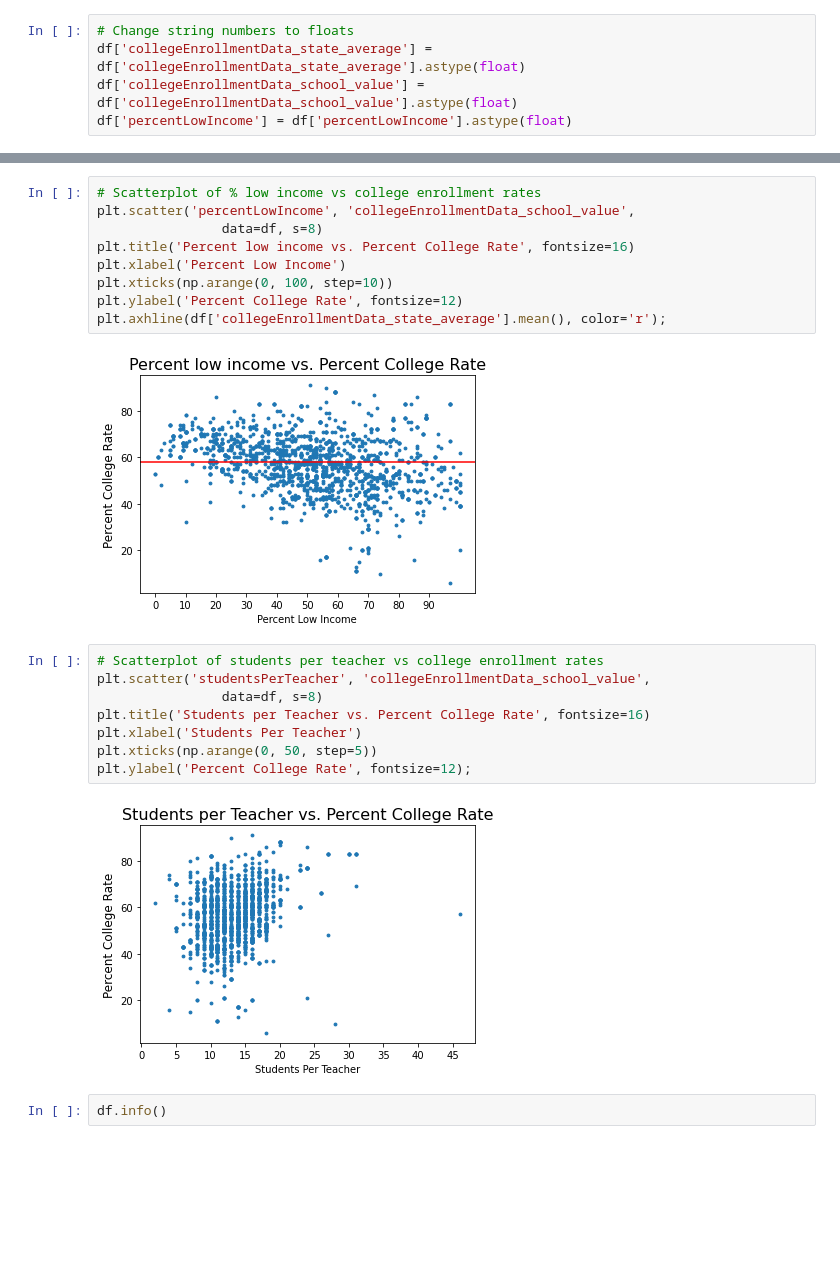
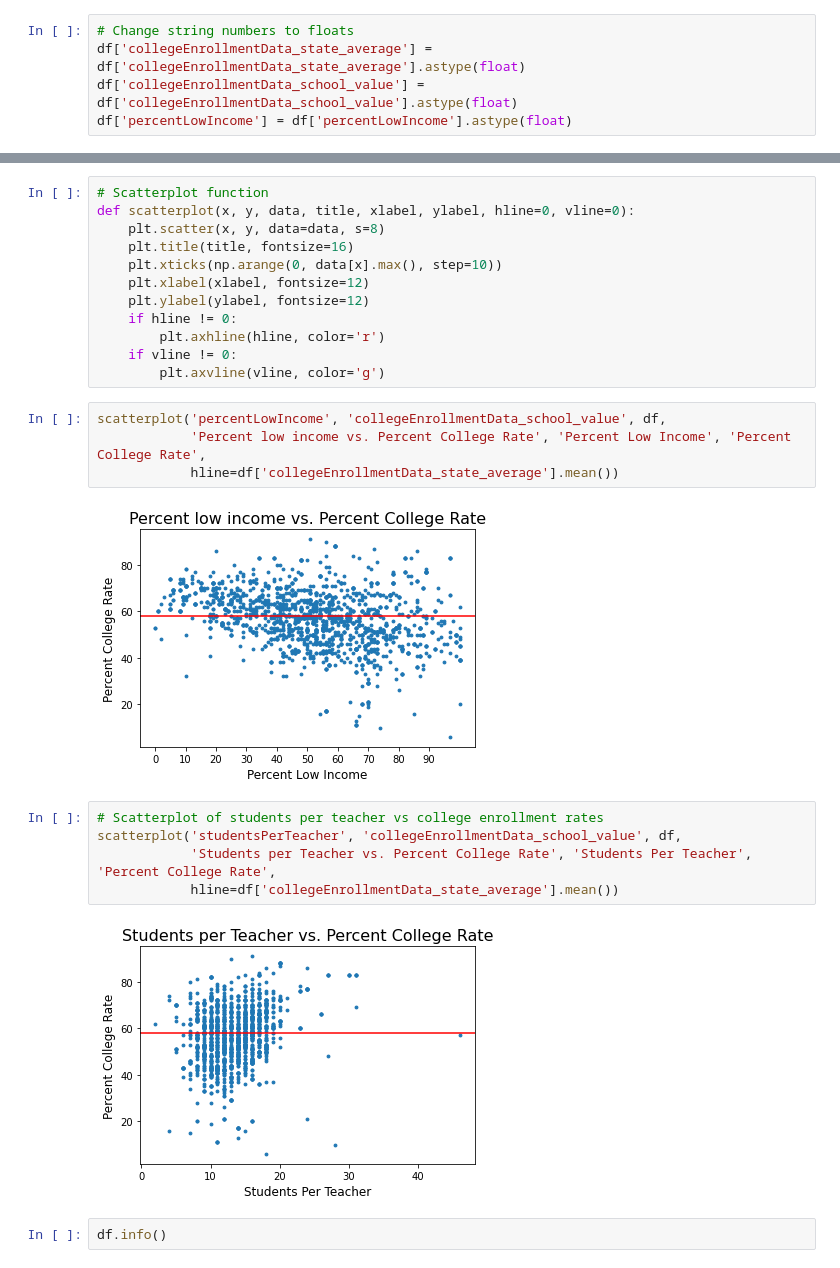
Before and after one commit to MLondon1027/Great-Schools-Ratings, a Jupyter notebook: Capstone_1_EDA.ipynb, the cells around one changed output, grey strips where cells are left out. Drawn from its saved outputs; the diff is of its cells as text; blank space fills up the shorter version.

Commit message:
New graphs

```diff
--- a/Capstone_1_EDA.ipynb
+++ b/Capstone_1_EDA.ipynb
@@ -19,24 +32,28 @@ df['percentLowIncome'] = df['percentLowIncome'].astype(float)
+# %%
+# Scatterplot function
+def scatterplot(x, y, data, title, xlabel, ylabel, hline=0, vline=0):
+    plt.scatter(x, y, data=data, s=8)
+    plt.title(title, fontsize=16)
+    plt.xticks(np.arange(0, data[x].max(), step=10))
+    plt.xlabel(xlabel, fontsize=12)
+    plt.ylabel(ylabel, fontsize=12)
+    if hline != 0:
+        plt.axhline(hline, color='r')
+    if vline != 0:
+        plt.axvline(vline, color='g')
 # %%
-# Scatterplot of % low income vs college enrollment rates
-plt.scatter('percentLowIncome', 'collegeEnrollmentData_school_value',
-                data=df, s=8)
-plt.title('Percent low income vs. Percent College Rate', fontsize=16)
-plt.xlabel('Percent Low Income')
-plt.xticks(np.arange(0, 100, step=10))
-plt.ylabel('Percent College Rate', fontsize=12)
-plt.axhline(df['collegeEnrollmentData_state_average'].mean(), color='r');
+scatterplot('percentLowIncome', 'collegeEnrollmentData_school_value', df,
+            'Percent low income vs. Percent College Rate', 'Percent Low Income', 'Percent College Rate',
+            hline=df['collegeEnrollmentData_state_average'].mean())
 # %% [output]
-[figure, old version]
+[figure, new version]
 # %%
 # Scatterplot of students per teacher vs college enrollment rates
-plt.scatter('studentsPerTeacher', 'collegeEnrollmentData_school_value',
-                data=df, s=8)
-plt.title('Students per Teacher vs. Percent College Rate', fontsize=16)
-plt.xlabel('Students Per Teacher')
-plt.xticks(np.arange(0, 50, step=5))
-plt.ylabel('Percent College Rate', fontsize=12);
+scatterplot('studentsPerTeacher', 'collegeEnrollmentData_school_value', df,
+            'Students per Teacher vs. Percent College Rate', 'Students Per Teacher', 'Percent College Rate',
+            hline=df['collegeEnrollmentData_state_average'].mean())
 # %% [output]
-[figure, old version]
+[figure, new version]
 # %%
 df.info()
 # %% [output]
```
Also changed, not shown: parts of 3 cells of this notebook.
